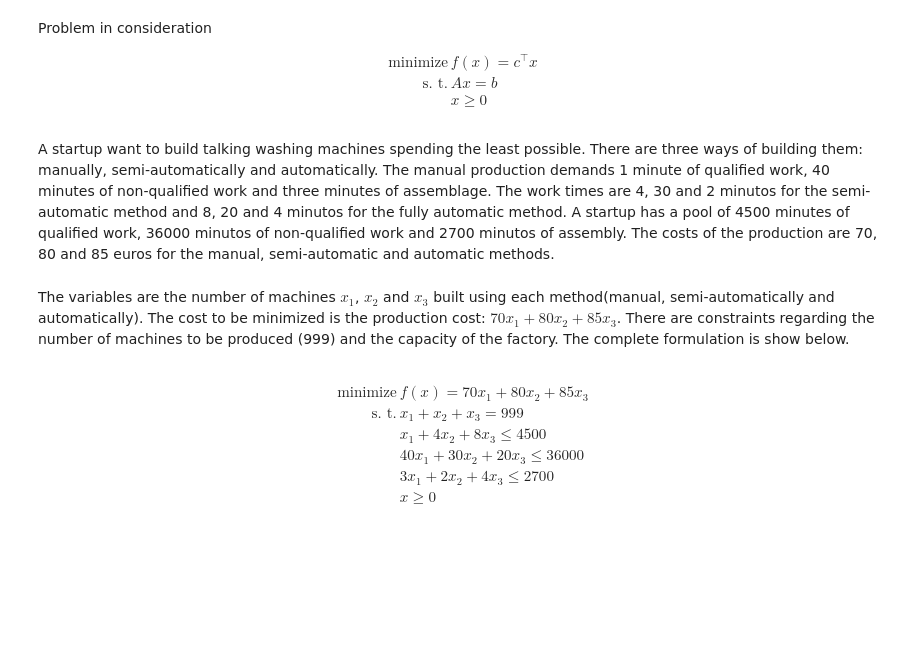
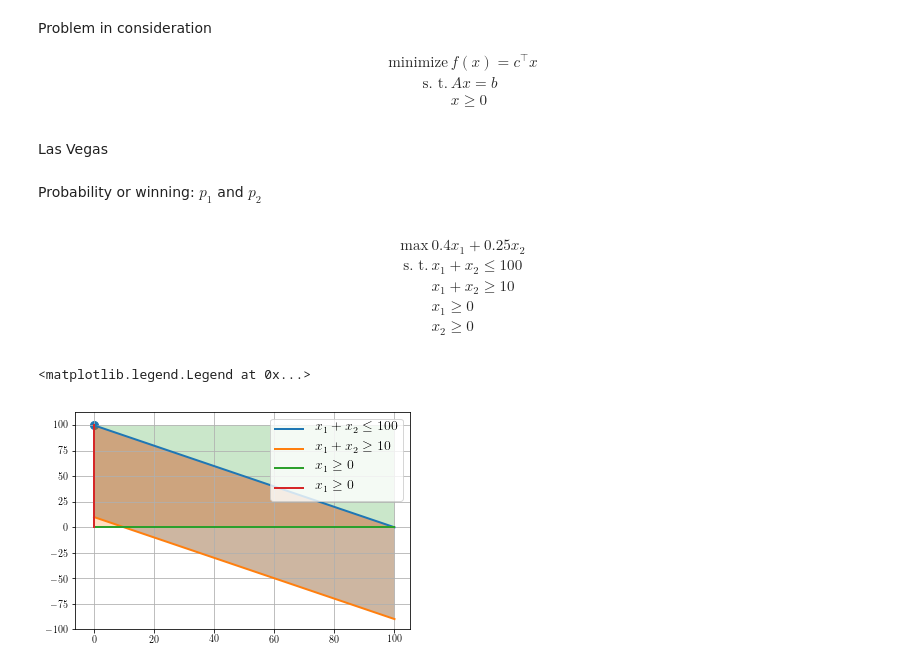
Before and after one commit to hsteinshiromoto/book.optimisation, a Jupyter notebook: src/notebooks/Draft-20171208.ipynb, the cells around one changed output. Saved outputs shown, nothing was run; the diff lists cells and outputs as text; code cells hidden in the pictures; blank space fills up the shorter version.

```diff
--- a/src/notebooks/Draft-20171208.ipynb
+++ b/src/notebooks/Draft-20171208.ipynb
@@ -11,10 +11,27 @@ from numpy.linalg import solve
 
 import matplotlib as mpl
 import matplotlib.pylab as pylab
-pylab.rcParams['figure.figsize'] = 12, 10
 import matplotlib.pyplot as plt
 from mpl_toolkits.mplot3d import Axes3D
 from mpl_toolkits.mplot3d.art3d import Poly3DCollection
+import seaborn as sns
+from IPython.display import set_matplotlib_formats
+set_matplotlib_formats('pdf', 'png')
+plt.rcParams['savefig.dpi'] = 75
+
+plt.rcParams['figure.autolayout'] = False
+plt.rcParams['figure.figsize'] = 20, 20
+plt.rcParams['axes.labelsize'] = 18
+plt.rcParams['axes.titlesize'] = 20
+plt.rcParams['font.size'] = 16
+plt.rcParams['lines.linewidth'] = 2.0
+plt.rcParams['lines.markersize'] = 8
+plt.rcParams['legend.fontsize'] = 14
+
+plt.rcParams['text.usetex'] = True
+plt.rcParams['font.family'] = "serif"
+plt.rcParams['font.serif'] = "cm"
+plt.rcParams['text.latex.preamble'] = "\usepackage{subdepth}, \usepackage{type1cm}"
 # %% [markdown]
 Problem in consideration
 
@@ -25,18 +42,37 @@ Problem in consideration
 &x\geq0
 \end{array}
 \end{equation}
-# %% [markdown]
-A startup want to build talking washing machines spending the least possible. There are three ways of building them: manually, semi-automatically and automatically. The manual production demands 1 minute of qualified work, 40 minutes of non-qualified work and three minutes of assemblage. The work times are 4, 30 and 2 minutos for the semi-automatic method and 8, 20 and 4 minutos for the fully automatic method. A startup has a pool of 4500 minutes of qualified work, 36000 minutos of non-qualified work and 2700 minutos of assembly. The costs of the production are 70, 80 and 85 euros for the manual, semi-automatic and automatic methods.
-# %% [markdown]
-The variables are the number of machines $x_1$, $x_2$ and $x_3$ built using each method(manual, semi-automatically and automatically). The cost to be minimized is the production cost: $70x_1+80x_2+85x_3$. There are constraints regarding the number of machines to be produced (999) and the capacity of the factory. The complete formulation is show below.
+# %% [markdown]
+Las Vegas
+# %% [markdown]
+Probability or winning: $p_1$ and $p_2$
 # %% [markdown]
 \begin{equation}
 \begin{array}{rl}
-\textrm{minimize}&f(x) = 70x_1 + 80x_2 +85x_3\\
-\text{s. t.}&x_1 + x_2 + x_3 = 999\\
-&x_1 + 4x_2 + 8x_3 \leq 4500\\
-&40x_1 + 30x_2 + 20x_3 \leq 36000\\
-&3x_1 + 2x_2 + 4x_3 \leq 2700\\
-&x \geq 0
+\textrm{max}&0.4x_1+0.25x_2\\
+\text{s. t.}&x_1 + x_2 \leq 100\\
+&x_1 + x_2 \geq 10\\
+&x_1 \geq 0\\
+&x_2 \geq 0
 \end{array}
 \end{equation}
+# %%
+x1 = np.linspace(0, 100, 1000)
+eq1 = 100 - x1
+eq2 = 10-x1
+
+%matplotlib inline
+fig, ax = plt.subplots()
+plt.plot(x1, eq1, linewidth=2, label='$x_1+x_2\leq100$')
+ax.plot(x1, eq2, linewidth=2, label='$x_1+x_2\geq10$')
+ax.plot(x1, 0*x1, linewidth=2, label='$x_1\geq0$')
+ax.plot(0*x1, x1, linewidth=2, label='$x_1\geq0$')
+ax.scatter(0, 100)
+ax.fill_between(x1, 0, eq1, alpha=0.25)   # Fill between 0 and eq1
+ax.fill_between(x1, eq2, 100, alpha=0.25) # Fill between eq2 and 100
+ax.fill_between(x1, eq1, eq2, alpha=0.25) # Fill between eq1 and eq2
+plt.grid(True)
+ax.legend()
+# %% [output]
+<matplotlib.legend.Legend at 0x...>
+[figure, added]
```
Also changed, not shown: parts of 3 cells of this notebook.
